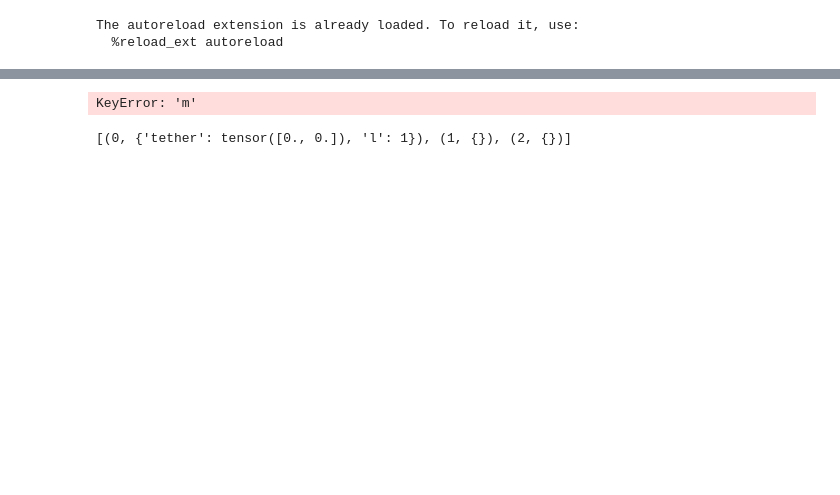
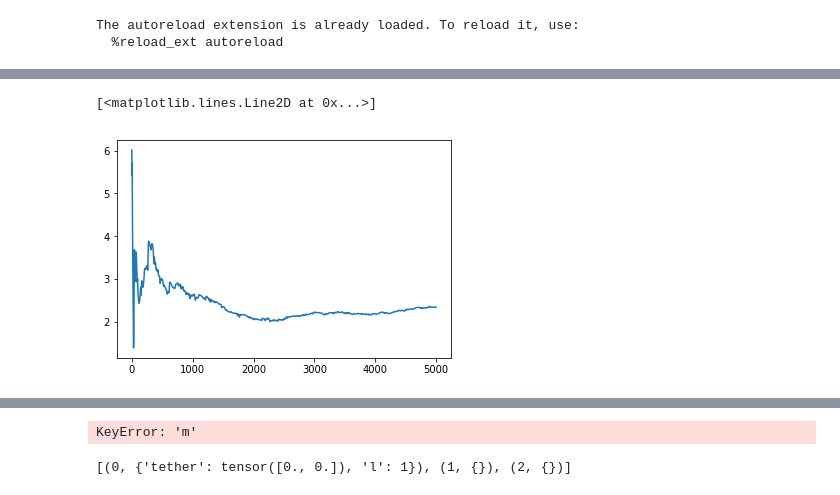
Before and after one commit to mfinzi/constrained-hamiltonian-neural-networks, a Jupyter notebook: pendulum.ipynb, the cells around one changed output, grey strips where cells are left out. Drawn from its saved outputs; the diff is of its cells as text; code cells hidden in the pictures; blank space fills up the shorter version.

```diff
--- a/pendulum.ipynb
+++ b/pendulum.ipynb
@@ -15,0 +46,10 @@ The autoreload extension is already loaded. To reload it, use:
+# %%
+xp = torch.stack([zt[0,:,0].double(),P.M@zt[0,:,1].double()],dim=1).reshape(ts.shape[0],-1)
+D = xp.shape[-1]
+# %%
+exps = MLE(xp,ts,P.dynamics(wgrad=True))#,v0=xp[0])
+# %%
+plt.plot(np.cumsum(exps[::-1][:5000])/(1+np.arange(5000)))
+# %% [output]
+[<matplotlib.lines.Line2D at 0x...>]
+[figure, added]
```
Also changed, not shown: parts of 30 cells of this notebook, 5 other files.
